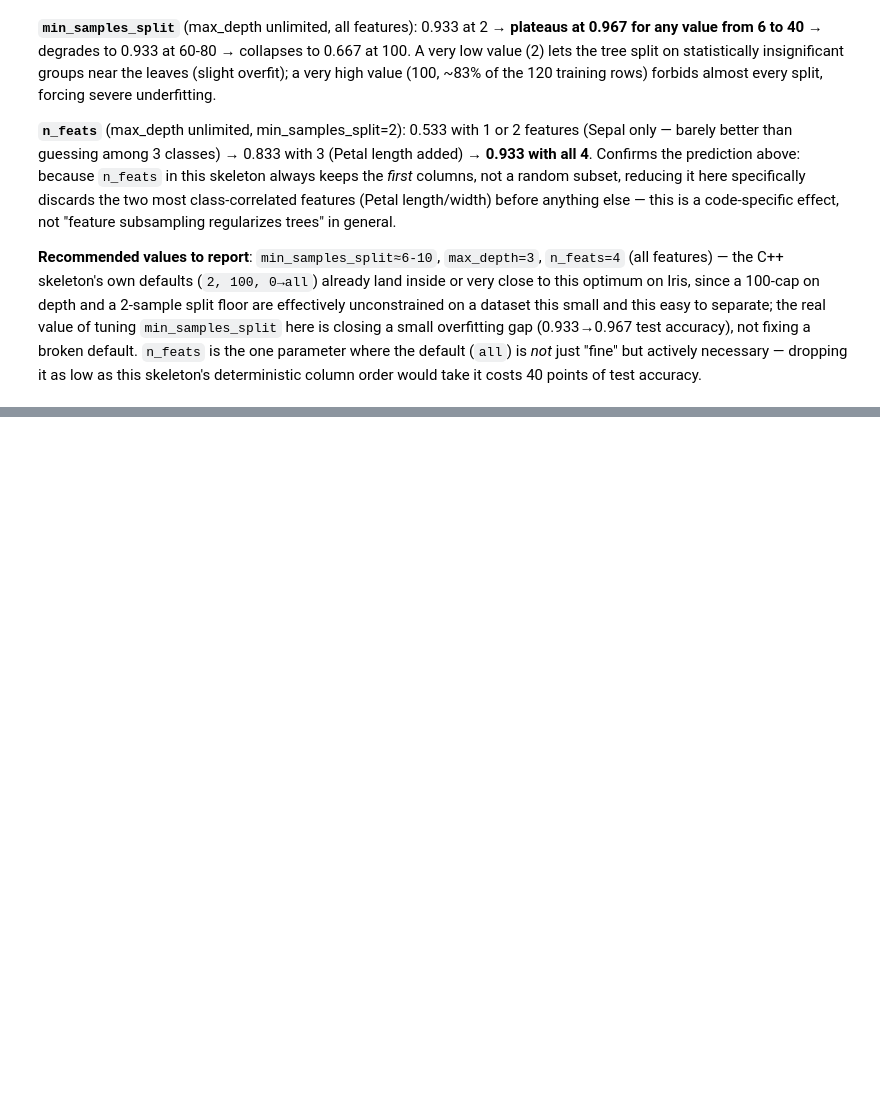
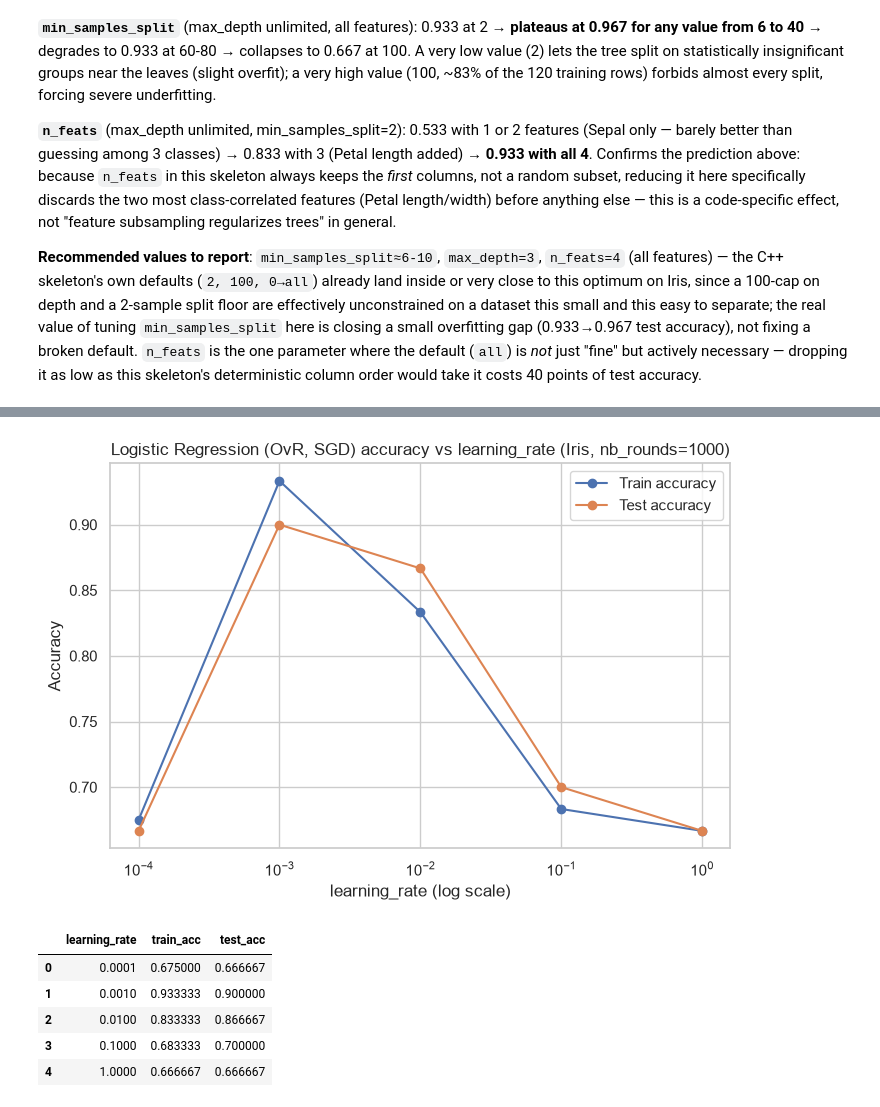
Before and after one commit to Pierrafrom/ml-lab-1, a Jupyter notebook: notebooks/iris_exploration.ipynb, the cells around one changed output, grey strips where cells are left out. Drawn from its saved outputs; the diff is of its cells as text; code cells hidden in the pictures; blank space fills up the shorter version.

```diff
--- a/notebooks/iris_exploration.ipynb
+++ b/notebooks/iris_exploration.ipynb
@@ -253,0 +260,46 @@ pd.DataFrame(
+# %%
+from sklearn.linear_model import SGDClassifier
+from sklearn.multiclass import OneVsRestClassifier
+
+
+def make_ovr_logreg(learning_rate: float, nb_rounds: int) -> OneVsRestClassifier:
+    base = SGDClassifier(
+        loss="log_loss",
+        learning_rate="constant",
+        eta0=learning_rate,
+        max_iter=nb_rounds,
+        alpha=0.0,
+        shuffle=True,
+        random_state=42,
+    )
+    return OneVsRestClassifier(base)
+
+
+learning_rates = [0.0001, 0.001, 0.01, 0.1, 1.0]
+train_acc_lr, test_acc_lr = [], []
+
+for lr in learning_rates:
+    model = make_ovr_logreg(lr, 1000)
+    model.fit(X_train, y_train)
+    train_acc_lr.append(model.score(X_train, y_train))
+    test_acc_lr.append(model.score(X_test, y_test))
+
+plt.figure(figsize=(8, 5))
+plt.plot(learning_rates, train_acc_lr, marker="o", label="Train accuracy")
+plt.plot(learning_rates, test_acc_lr, marker="o", label="Test accuracy")
+plt.xscale("log")
+plt.xlabel("learning_rate (log scale)")
+plt.ylabel("Accuracy")
+plt.title("Logistic Regression (OvR, SGD) accuracy vs learning_rate (Iris, nb_rounds=1000)")
+plt.legend()
+plt.show()
+
+pd.DataFrame({"learning_rate": learning_rates, "train_acc": train_acc_lr, "test_acc": test_acc_lr})
+# %% [output]
+[figure, added]
+|  | learning_rate | train_acc | test_acc |
+| 0 | 0.0001 | 0.675000 | 0.666667 |
+| 1 | 0.0010 | 0.933333 | 0.900000 |
+| 2 | 0.0100 | 0.833333 | 0.866667 |
+| 3 | 0.1000 | 0.683333 | 0.700000 |
+| 4 | 1.0000 | 0.666667 | 0.666667 |
```
Also changed, not shown: parts of 5 cells of this notebook.
